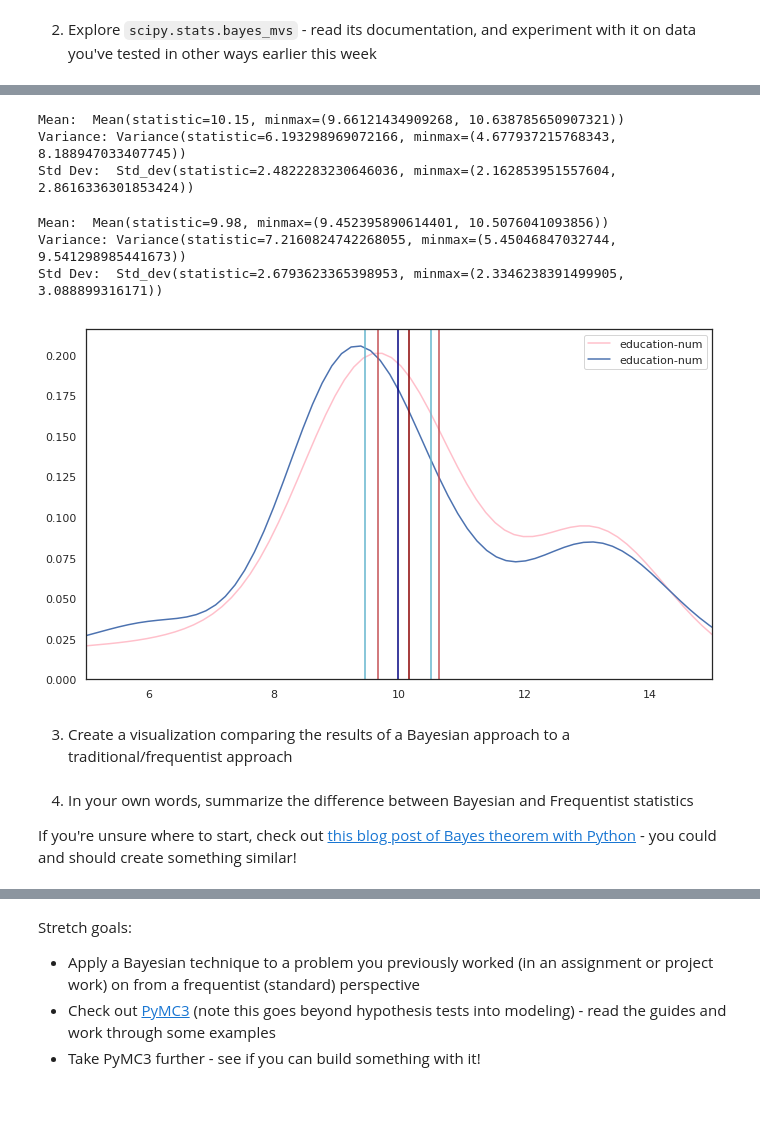
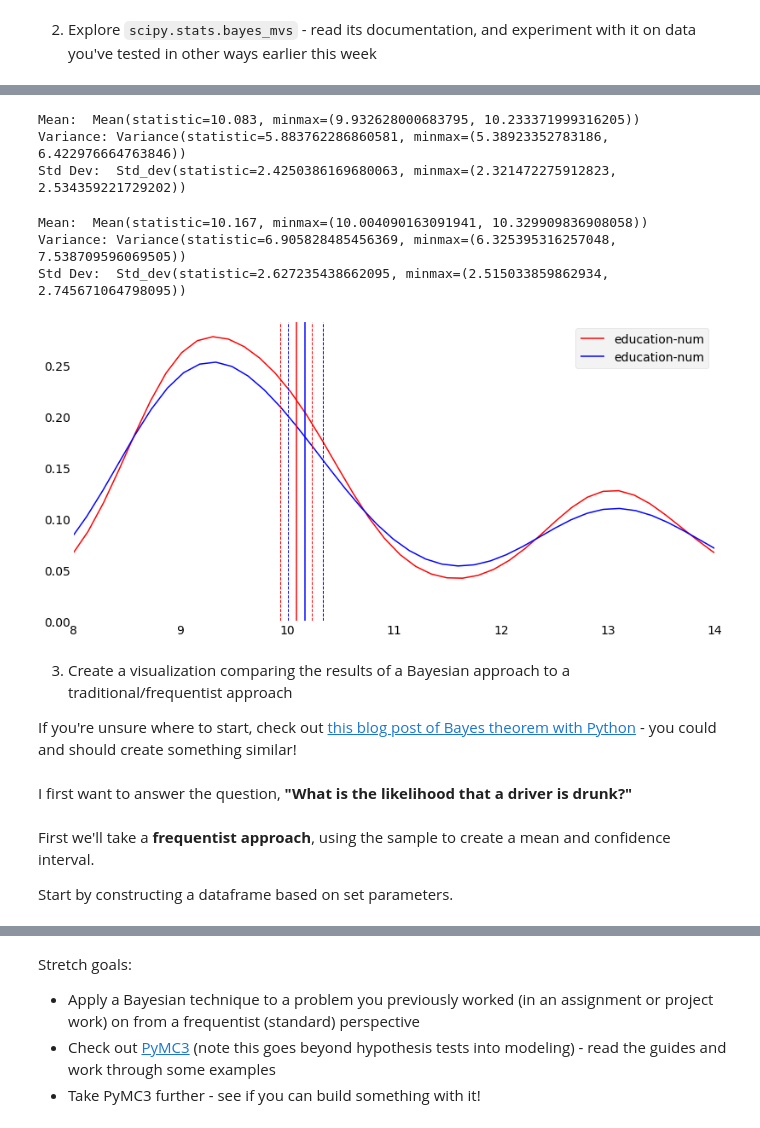
Before and after one commit to garretbassett/DS-Unit-1-Sprint-3-Statistical-Tests-and-Experiments, a Jupyter notebook: module3-introduction-to-bayesian-inference/Garret_Bassett_LS_DS_143_Introduction_to_Bayesian_Inference.ipynb, the cells around one changed output, grey strips where cells are left out. Drawn from its saved outputs; the diff is of its cells as text; code cells hidden in the pictures; blank space fills up the shorter version.

```diff
--- a/module3-introduction-to-bayesian-inference/Garret_Bassett_LS_DS_143_Introduction_to_Bayesian_Inference.ipynb
+++ b/module3-introduction-to-bayesian-inference/Garret_Bassett_LS_DS_143_Introduction_to_Bayesian_Inference.ipynb
@@ -308,8 +310,8 @@ df.head()
 | 3 | 53 | Private | 234721 | 11th | 7 | Married-civ-spouse | Handlers-cleaners | Husband | ... |
 | 4 | 28 | Private | 338409 | Bachelors | 13 | Married-civ-spouse | Prof-specialty | Wife | ... |
 # %%
-edu_f = df['education-num'][df['sex'] == ' Female'].sample(100)
-edu_m = df['education-num'][df['sex'] == ' Male'].sample(100)
+edu_f = df['education-num'][df['sex'] == ' Female'].sample(1000)
+edu_m = df['education-num'][df['sex'] == ' Male'].sample(1000)
 # age_sample.value_counts()
 # len(age_sample.unique())
 # %%
@@ -318,35 +320,42 @@ print('Mean: ', bayes_mean_f)
 print('Variance:', bayes_var_f)
 print('Std Dev: ', bayes_std_f)
 # %% [output]
-Mean:  Mean(statistic=10.15, minmax=(9.66121434909268, 10.638785650907321))
-Variance: Variance(statistic=6.193298969072166, minmax=(4.677937215768343, 8.188947033407745))
-Std Dev:  Std_dev(statistic=2.4822283230646036, minmax=(2.162853951557604, 2.8616336301853424))
+Mean:  Mean(statistic=10.083, minmax=(9.932628000683795, 10.233371999316205))
+Variance: Variance(statistic=5.883762286860581, minmax=(5.38923352783186, 6.422976664763846))
+Std Dev:  Std_dev(statistic=2.4250386169680063, minmax=(2.321472275912823, 2.534359221729202))
 # %%
 bayes_mean_m, bayes_var_m, bayes_std_m = stats.bayes_mvs(edu_m, alpha=.95)
 print('Mean: ', bayes_mean_m)
 print('Variance:', bayes_var_m)
 print('Std Dev: ', bayes_std_m)
 # %% [output]
-Mean:  Mean(statistic=9.98, minmax=(9.452395890614401, 10.5076041093856))
-Variance: Variance(statistic=7.2160824742268055, minmax=(5.45046847032744, 9.541298985441673))
-Std Dev:  Std_dev(statistic=2.6793623365398953, minmax=(2.3346238391499905, 3.088899316171))
+Mean:  Mean(statistic=10.167, minmax=(10.004090163091941, 10.329909836908058))
+Variance: Variance(statistic=6.905828485456369, minmax=(6.325395316257048, 7.538709596069505))
+Std Dev:  Std_dev(statistic=2.627235438662095, minmax=(2.515033859862934, 2.745671064798095))
 # %%
-fig = plt.figure(figsize=(10,6))
-sns.kdeplot(edu_f, color='pink')
-sns.kdeplot(edu_m, color='b')
-plt.xlim(5,15)
-plt.axvline(x=bayes_mean_f.statistic, color='darkred')
-plt.axvline(x=bayes_mean_f.minmax[0], color='r')
-plt.axvline(x=bayes_mean_f.minmax[1], color='r')
-plt.axvline(x=bayes_mean_m.statistic, color='navy')
-plt.axvline(x=bayes_mean_m.minmax[0], color='c')
-plt.axvline(x=bayes_mean_m.minmax[1], color='c')
+fig,ax = plt.subplots(figsize=(12,6), facecolor="white")
+
+sns.kdeplot(edu_f, color='r', linewidth=1.5)
+sns.kdeplot(edu_m, color='b', linewidth=1.5)
+
+for x in ('left', 'right', 'top', 'bottom'):
+    ax.spines[x].set_visible(False)
+
+ax.grid(False)
+ax.set_facecolor('white')
+plt.xlim(8,14)
+plt.axvline(x=bayes_mean_f.statistic, color='red', linewidth=1.5)
+plt.axvline(x=bayes_mean_f.minmax[0], color='red', linewidth=1, linestyle='dashed')
+plt.axvline(x=bayes_mean_f.minmax[1], color='red', linewidth=1, linestyle='dashed')
+plt.axvline(x=bayes_mean_m.statistic, color='blue', linewidth=1.5)
+plt.axvline(x=bayes_mean_m.minmax[0], color='blue', linewidth=1, linestyle='dashed')
+plt.axvline(x=bayes_mean_m.minmax[1], color='blue', linewidth=1, linestyle='dashed')
 plt.show()
 # %% [output]
-[figure, old version]
+[figure, new version]
 # %% [markdown]
 3. Create a visualization comparing the results of a Bayesian approach to a traditional/frequentist approach
+
+If you're unsure where to start, check out [this blog post of Bayes theorem with Python](https://dataconomy.com/2015/02/introduction-to-bayes-theorem-with-python/) - you could and should create something similar!
-# %% [markdown]
-4. In your own words, summarize the difference between Bayesian and Frequentist statistics
-
-If you're unsure where to start, check out [this blog post of Bayes theorem with Python](https://dataconomy.com/2015/02/introduction-to-bayes-theorem-with-python/) - you could and should create something similar!
+# %% [markdown]
+I first want to answer the question, **"What is the likelihood that a driver is drunk?"**
@@ -352,0 +370,4 @@ If you're unsure where to start, check out [this blog post of Bayes theorem with
+# %% [markdown]
+First we'll take a **frequentist approach**, using the sample to create a mean and confidence interval.
+
+Start by constructing a dataframe based on set parameters.
```
Also changed, not shown: parts of 15 cells of this notebook.
